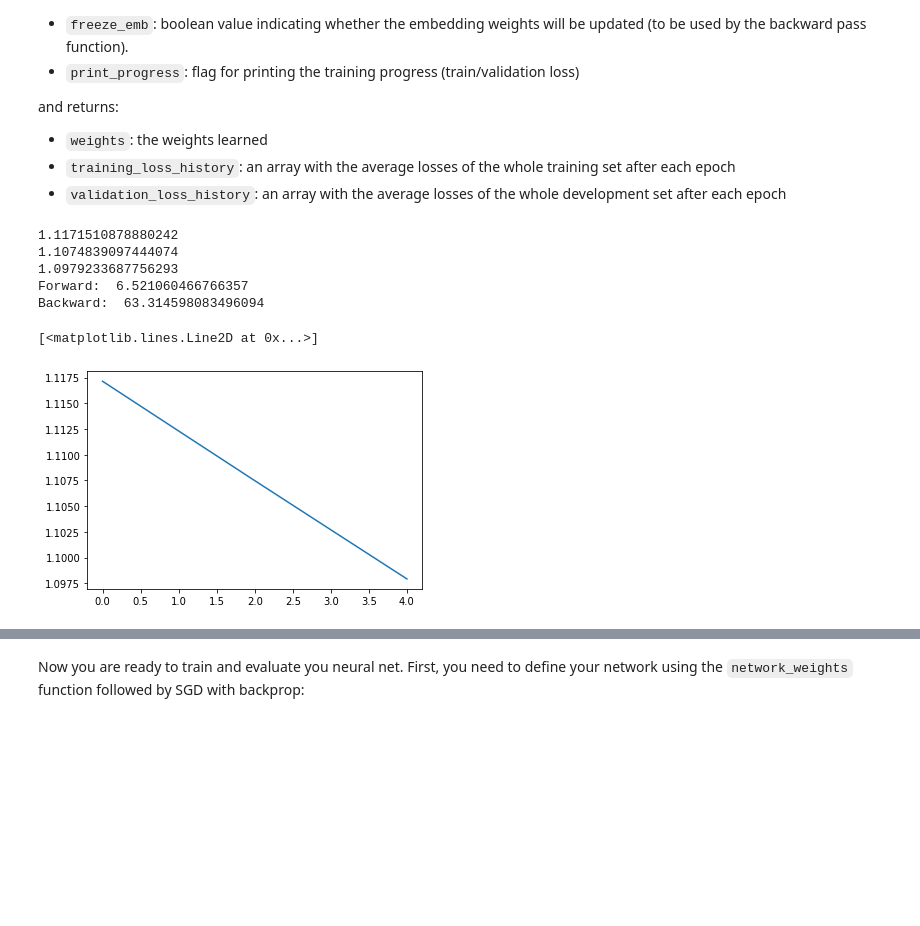
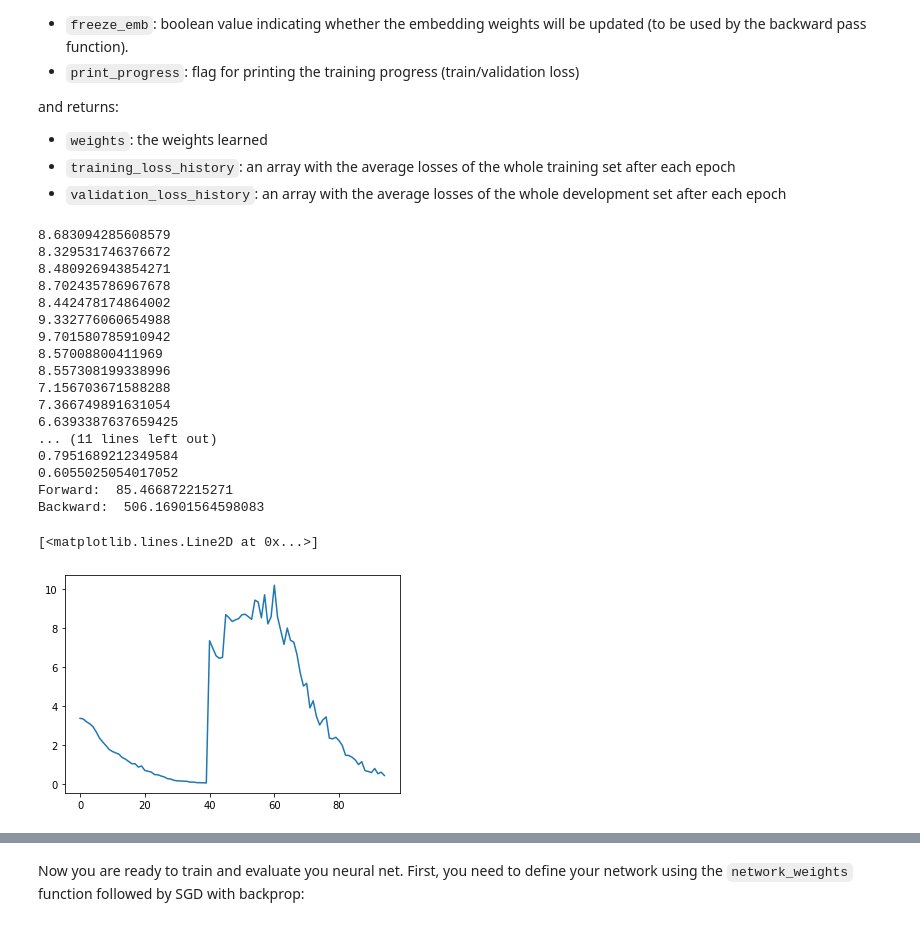
Before and after one commit to SilvesterHsu/COM6513-NLP, a Jupyter notebook: assignment2/assignment2_nn_text_clf-Copy1.ipynb, the cells around one changed output, grey strips where cells are left out. Drawn from its saved outputs; the diff is of its cells as text; code cells hidden in the pictures; blank space fills up the shorter version.

```diff
--- a/assignment2/assignment2_nn_text_clf-Copy1.ipynb
+++ b/assignment2/assignment2_nn_text_clf-Copy1.ipynb
@@ -1035,41 +1112,56 @@ and returns:
 # %%
 import time
 
 dropout_rate = 0.2
-loss = []
-W = network_weights(vocab_size=len(id2vocab.keys()),embedding_dim=300,hidden_dim=[], num_classes=3)
+#loss = []
+num_classes = 3
+W = network_weights(vocab_size=len(id2vocab.keys()),embedding_dim=300,hidden_dim=[150,150], num_classes=num_classes)
 t_forward = 0
 t_backward = 0
-for e in range(5):
+Y_tr_pre = np.eye(num_classes,num_classes)[Y_tr].reshape(len(Y_tr),-1)
+for e in range(50):
     for i in range(len(X_tr)):
         t = time.time()
-        X_tr_i, Y_tr_i = X_tr[i],Y_tr[i]
+        #X_tr_i, Y_tr_i = X_tr[i],Y_tr[i]
+        X_tr_i, Y_tr_i = X_tr[i],Y_tr_pre[i]
         out_vals = forward_pass(X_tr_i, W, dropout_rate=dropout_rate)
         t_forward += time.time()-t
         t = time.time()
-        W = backward_pass(X_tr_i, Y_tr_i, W, out_vals, lr=0.001, freeze_emb=False)
+        W = backward_pass(X_tr_i, Y_tr_i.reshape(1,-1), W, out_vals, lr=0.01, freeze_emb=False)
         t_backward += time.time()-t
         #if i>200:
         #    break
     y_preds = forward_pass(X_tr, W, dropout_rate=0)['y']
     l = categorical_loss(Y_tr, y_preds)
     loss.append(l)
     if e%2 == 0:
         print(l)
 
 print("Forward: ",t_forward)
 print("Backward: ",t_backward)
 
 import matplotlib.pyplot as plt
 plt.plot(range(len(loss)),loss)
 # %% [output]
-1.1171510878880242
-1.1074839097444074
-1.0979233687756293
-Forward:  6.521060466766357
-Backward:  63.314598083496094
+8.683094285608579
+8.329531746376672
+8.480926943854271
+8.702435786967678
+8.442478174864002
+9.332776060654988
+9.701580785910942
+8.57008800411969
+8.557308199338996
+7.156703671588288
+7.366749891631054
+6.6393387637659425
+... (11 lines left out)
+0.7951689212349584
+0.6055025054017052
+Forward:  85.466872215271
+Backward:  506.16901564598083
 [<matplotlib.lines.Line2D at 0x...>]
-[figure, old version]
+[figure, new version]
 # %%
 y_preds = np.argmax(forward_pass(X_tr, W, dropout_rate=0)['y'],axis=1)
 f1_score(Y_tr,y_preds,average='macro')
```
Also changed, not shown: parts of 8 cells of this notebook.
